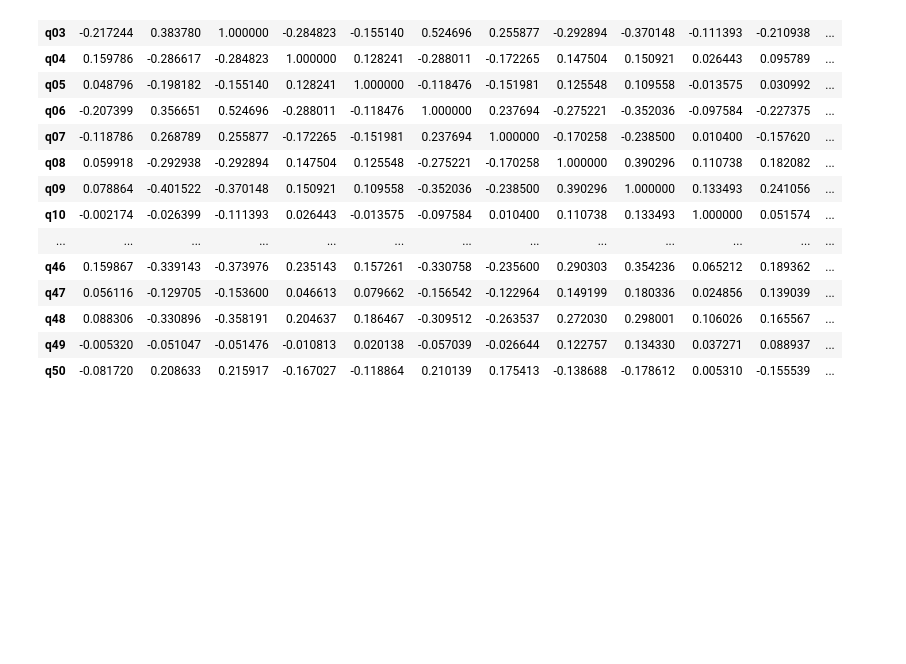
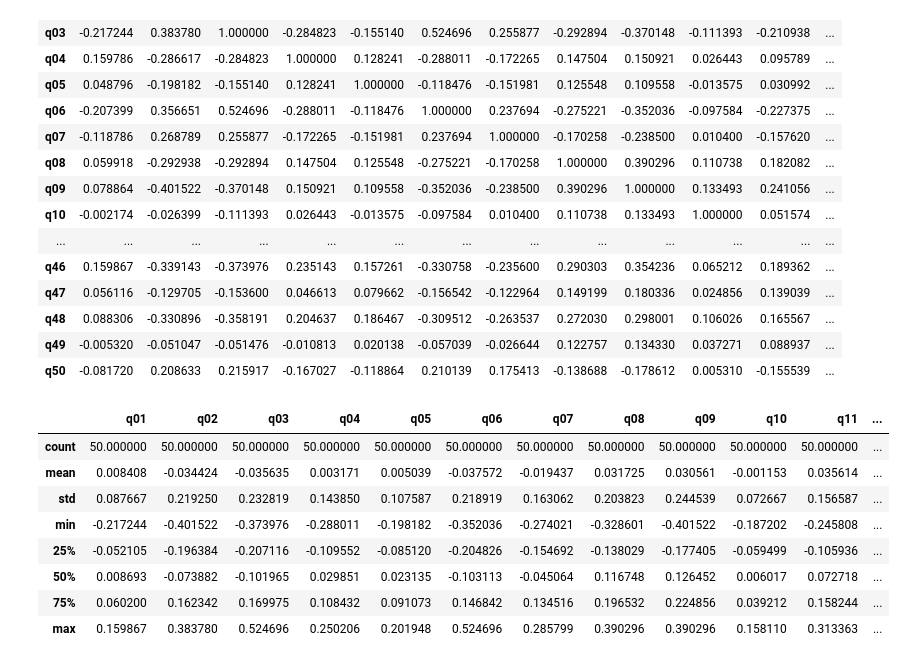
Before and after one commit to tsycstang/data_analysis, a Jupyter notebook: PolitiAnalysis.ipynb, the cells around one changed output. Drawn from its saved outputs; the diff is of its cells as text; code cells hidden in the pictures; blank space fills up the shorter version.

```diff
--- a/PolitiAnalysis.ipynb
+++ b/PolitiAnalysis.ipynb
@@ -122,3 +122,18 @@ corr_matrix
 | q48 | 0.088306 | -0.330896 | -0.358191 | 0.204637 | 0.186467 | -0.309512 | -0.263537 | 0.272030 | 0.298001 | 0.106026 | 0.165567 | ... |
 | q49 | -0.005320 | -0.051047 | -0.051476 | -0.010813 | 0.020138 | -0.057039 | -0.026644 | 0.122757 | 0.134330 | 0.037271 | 0.088937 | ... |
 | q50 | -0.081720 | 0.208633 | 0.215917 | -0.167027 | -0.118864 | 0.210139 | 0.175413 | -0.138688 | -0.178612 | 0.005310 | -0.155539 | ... |
+# %%
+corr_mat_mod = corr_matrix.copy()
+for i in qlist:
+    corr_mat_mod[i][i] = 0.
+corr_mat_mod.describe()
+# %% [output]
+|  | q01 | q02 | q03 | q04 | q05 | q06 | q07 | q08 | q09 | q10 | q11 | ... |
+| count | 50.000000 | 50.000000 | 50.000000 | 50.000000 | 50.000000 | 50.000000 | 50.000000 | 50.000000 | 50.000000 | 50.000000 | 50.000000 | ... |
+| mean | 0.008408 | -0.034424 | -0.035635 | 0.003171 | 0.005039 | -0.037572 | -0.019437 | 0.031725 | 0.030561 | -0.001153 | 0.035614 | ... |
+| std | 0.087667 | 0.219250 | 0.232819 | 0.143850 | 0.107587 | 0.218919 | 0.163062 | 0.203823 | 0.244539 | 0.072667 | 0.156587 | ... |
+| min | -0.217244 | -0.401522 | -0.373976 | -0.288011 | -0.198182 | -0.352036 | -0.274021 | -0.328601 | -0.401522 | -0.187202 | -0.245808 | ... |
+| 25% | -0.052105 | -0.196384 | -0.207116 | -0.109552 | -0.085120 | -0.204826 | -0.154692 | -0.138029 | -0.177405 | -0.059499 | -0.105936 | ... |
+| 50% | 0.008693 | -0.073882 | -0.101965 | 0.029851 | 0.023135 | -0.103113 | -0.045064 | 0.116748 | 0.126452 | 0.006017 | 0.072718 | ... |
+| 75% | 0.060200 | 0.162342 | 0.169975 | 0.108432 | 0.091073 | 0.146842 | 0.134516 | 0.196532 | 0.224856 | 0.039212 | 0.158244 | ... |
+| max | 0.159867 | 0.383780 | 0.524696 | 0.250206 | 0.201948 | 0.524696 | 0.285799 | 0.390296 | 0.390296 | 0.158110 | 0.313363 | ... |
```
Also changed, not shown: parts of 6 cells of this notebook.
